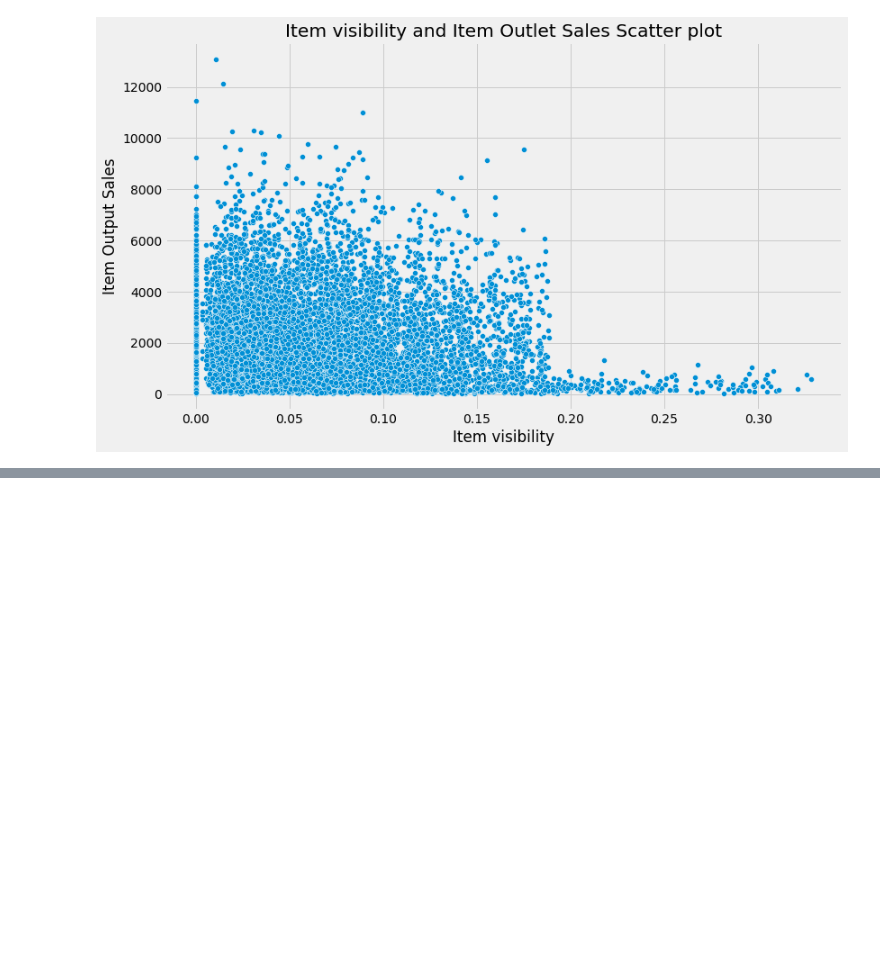
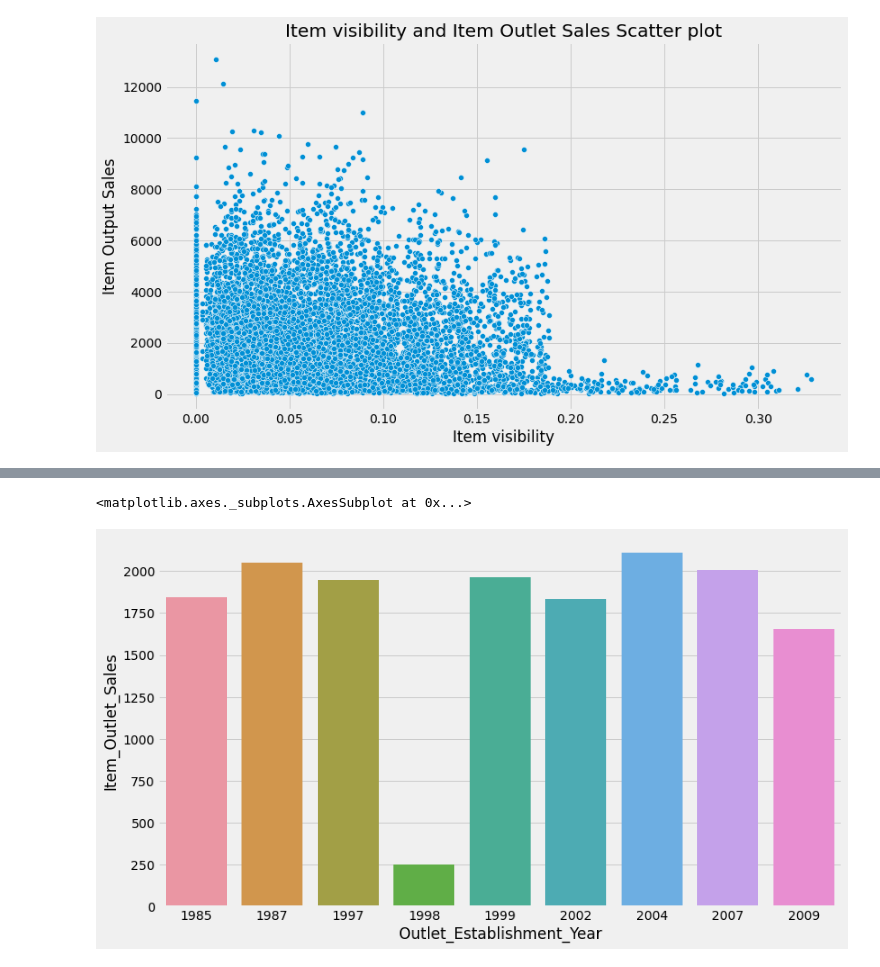
Before and after one commit to 19IT124/19IT124_19IT125_IT450_Market_Basket_Analysis, a Jupyter notebook: Market_basket_analysys.ipynb, the cells around one changed output, grey strips where cells are left out. Cells and saved outputs as stored; diff of their text form; code cells hidden in the pictures; blank space fills up the shorter version.

```diff
--- a/Market_basket_analysys.ipynb
+++ b/Market_basket_analysys.ipynb
@@ -182,0 +205,8 @@ plt.xticks(rotation=90)
+# %%
+plt.figure(figsize=(12,7))
+Outlet_Establishment_Year_pivot = \
+op=df.pivot_table(index='Outlet_Establishment_Year', values="Item_Outlet_Sales", aggfunc=np.median)
+sns.barplot(op.index,op.Item_Outlet_Sales)
+# %% [output]
+<matplotlib.axes._subplots.AxesSubplot at 0x...>
+[figure, added]
```
Also changed, not shown: parts of 52 cells of this notebook.
